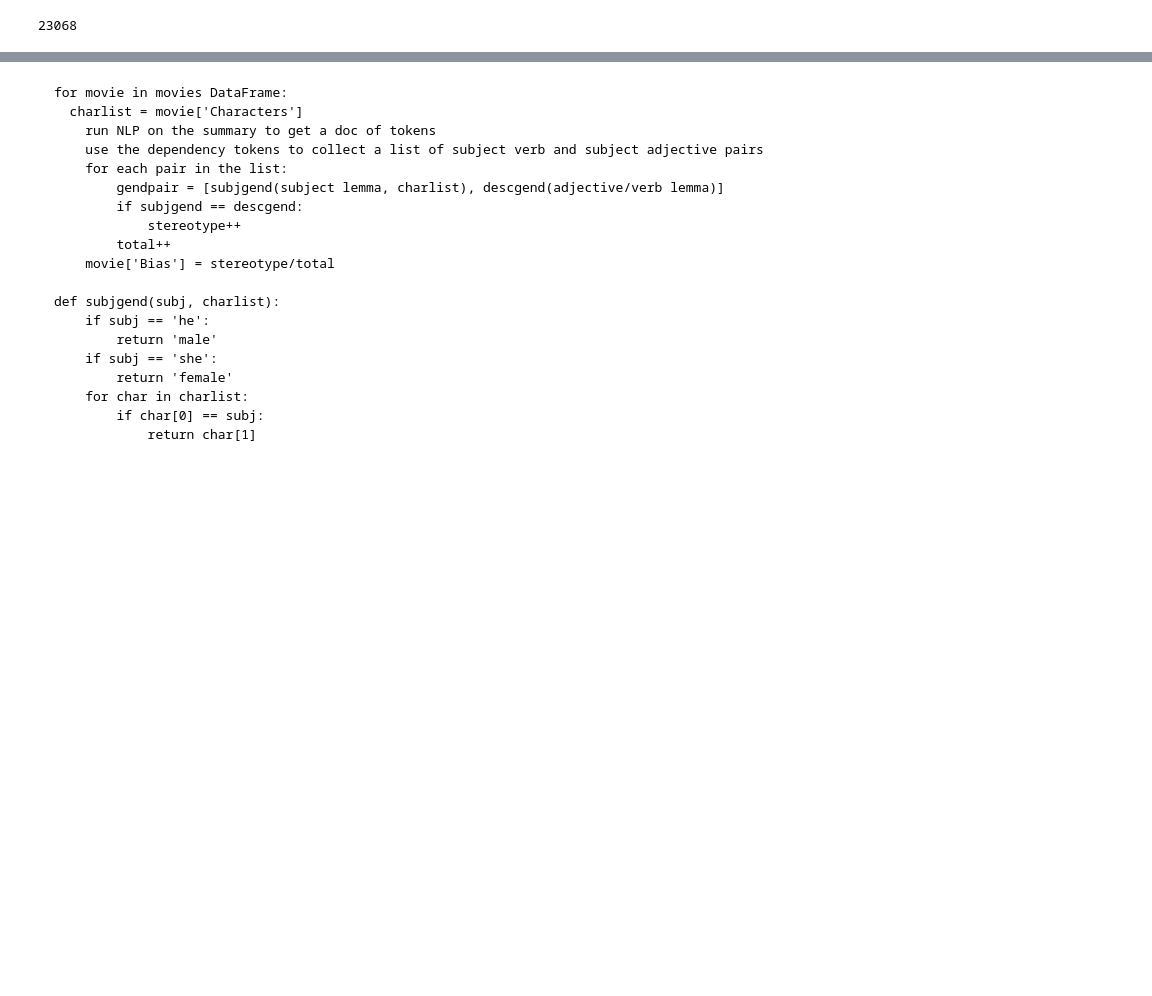
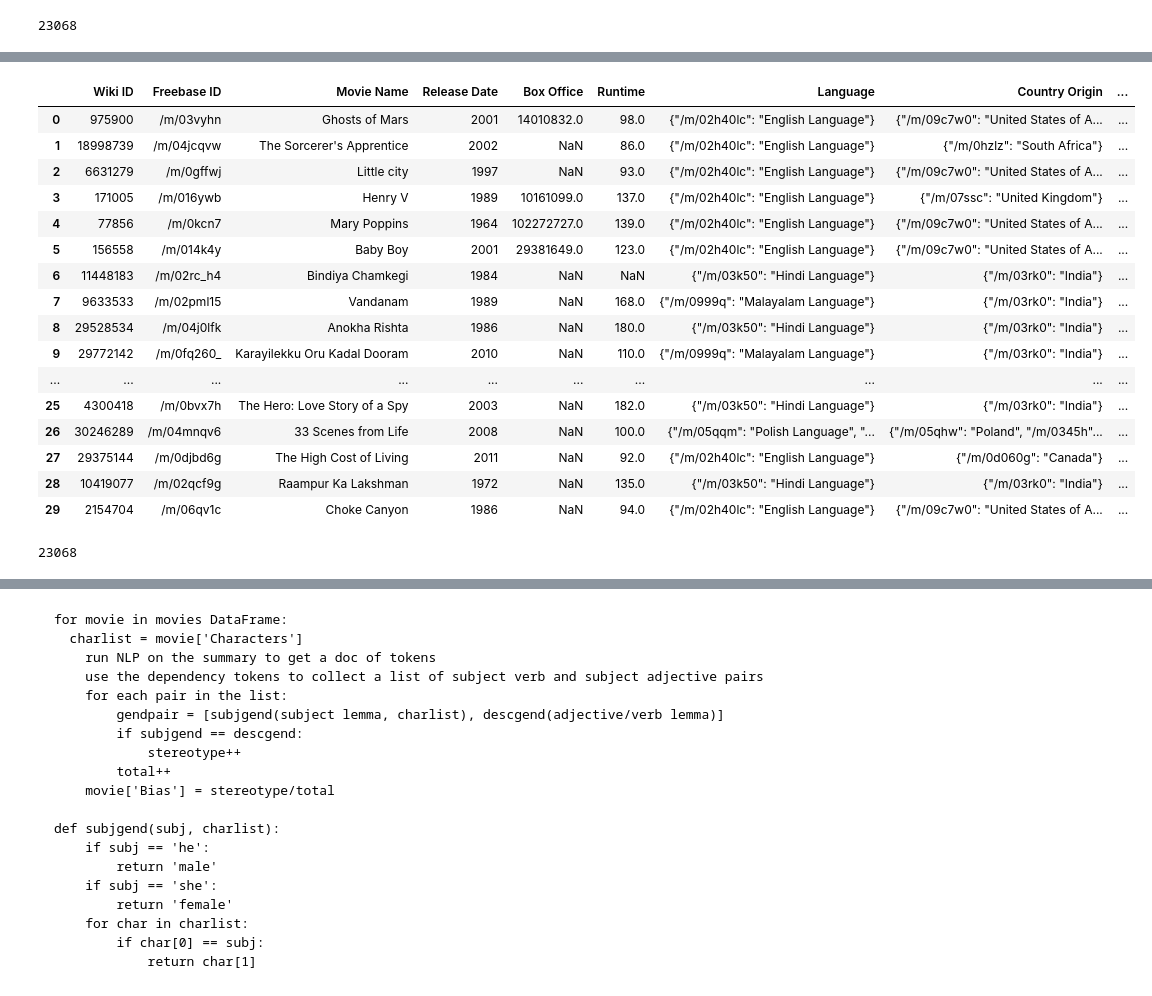
Before and after one commit to rmb176/MovieGenderBias, a Jupyter notebook: Research_Colab_Movie_Analysis.ipynb, the cells around one changed output, grey strips where cells are left out. Cells and saved outputs as stored; diff of their text form; code cells hidden in the pictures; blank space fills up the shorter version.

```diff
--- a/Research_Colab_Movie_Analysis.ipynb
+++ b/Research_Colab_Movie_Analysis.ipynb
@@ -298,3 +307,35 @@ movies[['Release Date']] = movies[['Release Date']].astype(str)
+# %%
+def dateclean(row):
+  if row[3] == None or row[3] == 'nan':
+    return None
+  date = str(row[3])[0:4]
+  return int(date)
+
+movies = movies.dropna(axis=0, subset=['Release Date'])
+movies['Release Date'] = movies.apply(dateclean, axis=1)
+movies.head(30)
+# %% [output]
+|  | Wiki ID | Freebase ID | Movie Name | Release Date | Box Office | Runtime | Language | Country Origin | ... |
+| 0 | 975900 | /m/03vyhn | Ghosts of Mars | 2001 | 14010832.0 | 98.0 | {"/m/02h40lc": "English Language"} | {"/m/09c7w0": "United States of A... | ... |
+| 1 | 18998739 | /m/04jcqvw | The Sorcerer's Apprentice | 2002 | NaN | 86.0 | {"/m/02h40lc": "English Language"} | {"/m/0hzlz": "South Africa"} | ... |
+| 2 | 6631279 | /m/0gffwj | Little city | 1997 | NaN | 93.0 | {"/m/02h40lc": "English Language"} | {"/m/09c7w0": "United States of A... | ... |
+| 3 | 171005 | /m/016ywb | Henry V | 1989 | 10161099.0 | 137.0 | {"/m/02h40lc": "English Language"} | {"/m/07ssc": "United Kingdom"} | ... |
+| 4 | 77856 | /m/0kcn7 | Mary Poppins | 1964 | 102272727.0 | 139.0 | {"/m/02h40lc": "English Language"} | {"/m/09c7w0": "United States of A... | ... |
+| 5 | 156558 | /m/014k4y | Baby Boy | 2001 | 29381649.0 | 123.0 | {"/m/02h40lc": "English Language"} | {"/m/09c7w0": "United States of A... | ... |
+| 6 | 11448183 | /m/02rc_h4 | Bindiya Chamkegi | 1984 | NaN | NaN | {"/m/03k50": "Hindi Language"} | {"/m/03rk0": "India"} | ... |
+| 7 | 9633533 | /m/02pml15 | Vandanam | 1989 | NaN | 168.0 | {"/m/0999q": "Malayalam Language"} | {"/m/03rk0": "India"} | ... |
+| 8 | 29528534 | /m/04j0lfk | Anokha Rishta | 1986 | NaN | 180.0 | {"/m/03k50": "Hindi Language"} | {"/m/03rk0": "India"} | ... |
+| 9 | 29772142 | /m/0fq260_ | Karayilekku Oru Kadal Dooram | 2010 | NaN | 110.0 | {"/m/0999q": "Malayalam Language"} | {"/m/03rk0": "India"} | ... |
+| ... | ... | ... | ... | ... | ... | ... | ... | ... | ... |
+| 25 | 4300418 | /m/0bvx7h | The Hero: Love Story of a Spy | 2003 | NaN | 182.0 | {"/m/03k50": "Hindi Language"} | {"/m/03rk0": "India"} | ... |
+| 26 | 30246289 | /m/04mnqv6 | 33 Scenes from Life | 2008 | NaN | 100.0 | {"/m/05qqm": "Polish Language", "... | {"/m/05qhw": "Poland", "/m/0345h"... | ... |
+| 27 | 29375144 | /m/0djbd6g | The High Cost of Living | 2011 | NaN | 92.0 | {"/m/02h40lc": "English Language"} | {"/m/0d060g": "Canada"} | ... |
+| 28 | 10419077 | /m/02qcf9g | Raampur Ka Lakshman | 1972 | NaN | 135.0 | {"/m/03k50": "Hindi Language"} | {"/m/03rk0": "India"} | ... |
+| 29 | 2154704 | /m/06qv1c | Choke Canyon | 1986 | NaN | 94.0 | {"/m/02h40lc": "English Language"} | {"/m/09c7w0": "United States of A... | ... |
+# %%
+len(movies)
+# %% [output]
+23068
 # %%
 movies2 = movies[movies['Release Date'].map(len) == 4]
 movies2[['Release Date']] = movies2[['Release Date']].astype(int)
```
Also changed, not shown: parts of 6 cells of this notebook.
